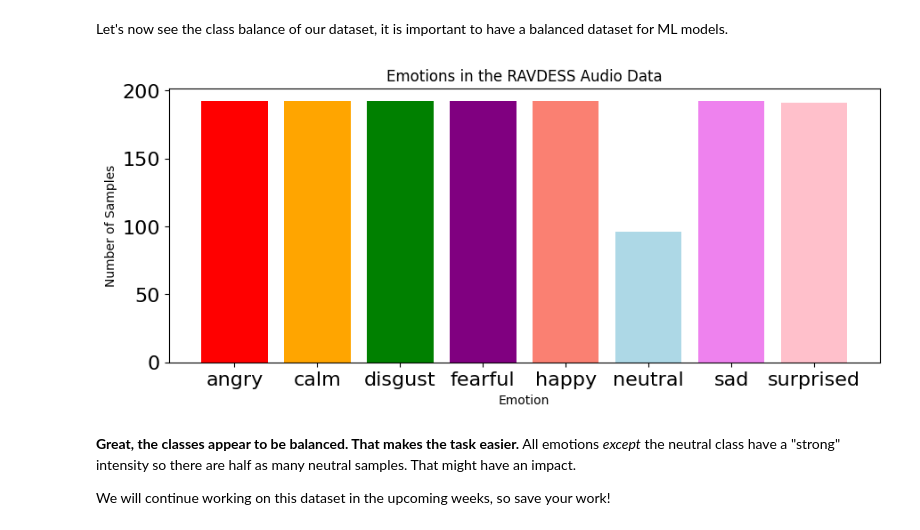
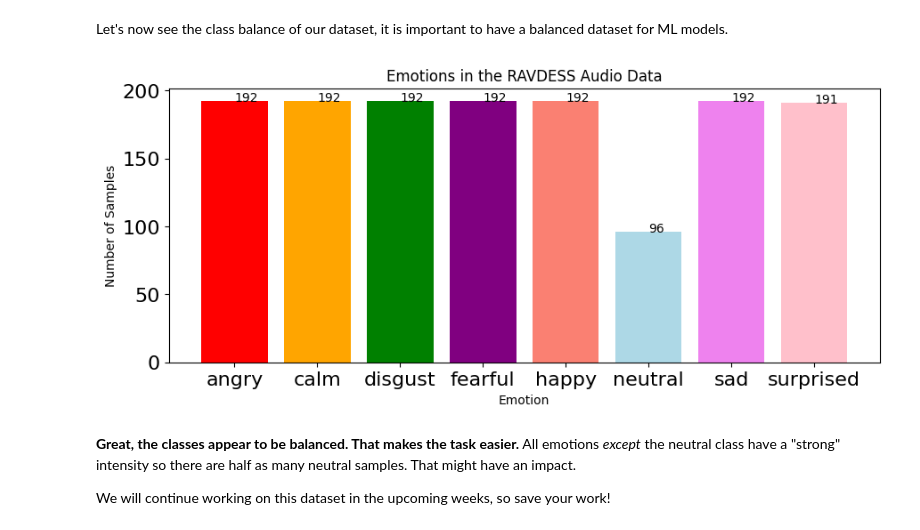
Before and after one commit to arriyan-aa/Week2-DataPreprocessing, a Jupyter notebook: Week 2.ipynb, the cells around one changed output. Saved outputs shown, nothing was run; the diff lists cells and outputs as text; code cells hidden in the pictures.

Commit message:
added count for bars on each graph

```diff
--- a/Week 2.ipynb
+++ b/Week 2.ipynb
@@ -635,19 +713,24 @@ Let's now see the class balance of our dataset, it is important to have a balanc
 # %%
 # plot emotions
 plt.figure(figsize=(35,4))
 plt.subplot(1,3,1)
 #np.unique returns ordered list of unique elements and count of each element
 emotion_list, count = np.unique(emotions, return_counts=True)
 plt.title('Emotions in the RAVDESS Audio Data')
 plt.bar(x=range(8), height=count)
 plt.xticks(ticks=range(8), labels = [emotion for emotion in emotion_list],fontsize=10)
 plt.bar(emotion_list, count, color=['red', 'orange','green','purple','salmon','lightblue','violet','pink'])
 plt.xlabel('Emotion')
 plt.tick_params(labelsize=16)
 plt.ylabel('Number of Samples')
+
+# reference for showing count for each bar: https://www.youtube.com/watch?v=orQWVU4Wbkw
+for index, value in enumerate(count):
+  plt.text(index, value, str(value))
+
 plt.show()
 # %% [output]
-[figure, old version]
+[figure, new version]
 # %% [markdown]
 **Great, the classes appear to be balanced. That makes the task easier.** All emotions _except_ the neutral class have a "strong" intensity so there are half as many neutral samples. That might have an impact.
 
```
Also changed, not shown: parts of 6 cells of this notebook.
